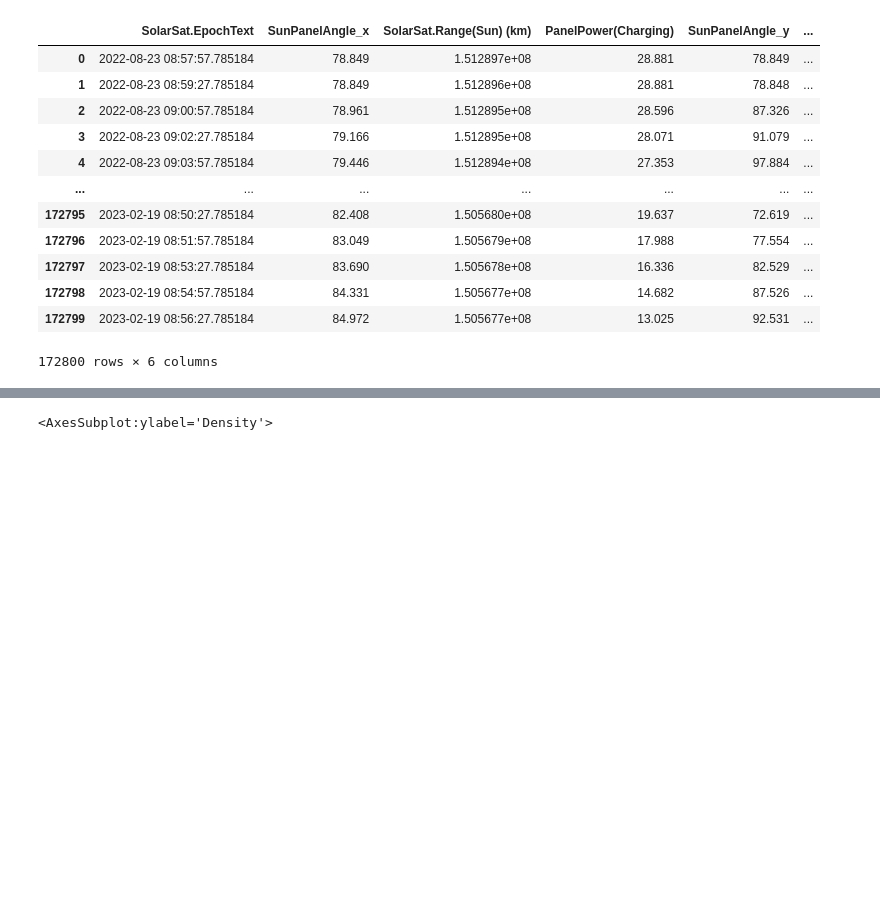
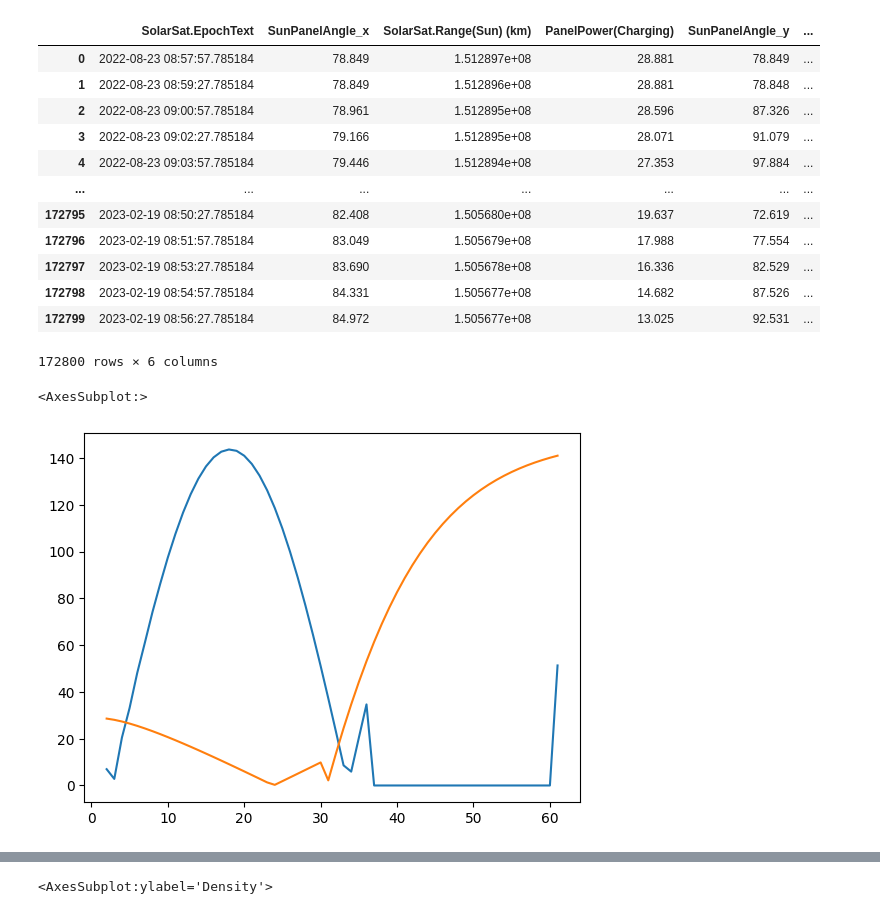
Before and after one commit to tonyhen/DAL_CUBESAT, a Jupyter notebook: Illumination.ipynb, the cells around one changed output, grey strips where cells are left out. Cells and saved outputs as stored; diff of their text form; code cells hidden in the pictures; blank space fills up the shorter version.

```diff
--- a/Illumination.ipynb
+++ b/Illumination.ipynb
@@ -50,3 +56,12 @@ merge
 172800 rows × 6 columns
 # %%
 merge.rename(columns={'SolarSat.EpochText': 'Epoch', 'SunPanelAngle_x': 'PanelAngle(Charging)', 'SunPanelAngle_y': 'PanelAngle(Nadir)'}, inplace=True)
+# %%
+start_time = datetime.strptime('2022-08-23 09:00:00','%Y-%m-%d %H:%M:%S')
+end_time = start_time + timedelta(minutes=90)
+test = merge[merge['Epoch'].between(start_time,end_time)]
+test['PanelPower(Nadir)'].plot.line(x='Epoch', y='PanelPower(Nadir)')
+test['PanelPower(Charging)'].plot.line(x='Epoch', y='PanelPower(Charging))')
+# %% [output]
+<AxesSubplot:>
+[figure, added]
```
Also changed, not shown: parts of 11 cells of this notebook, 13 other files.
